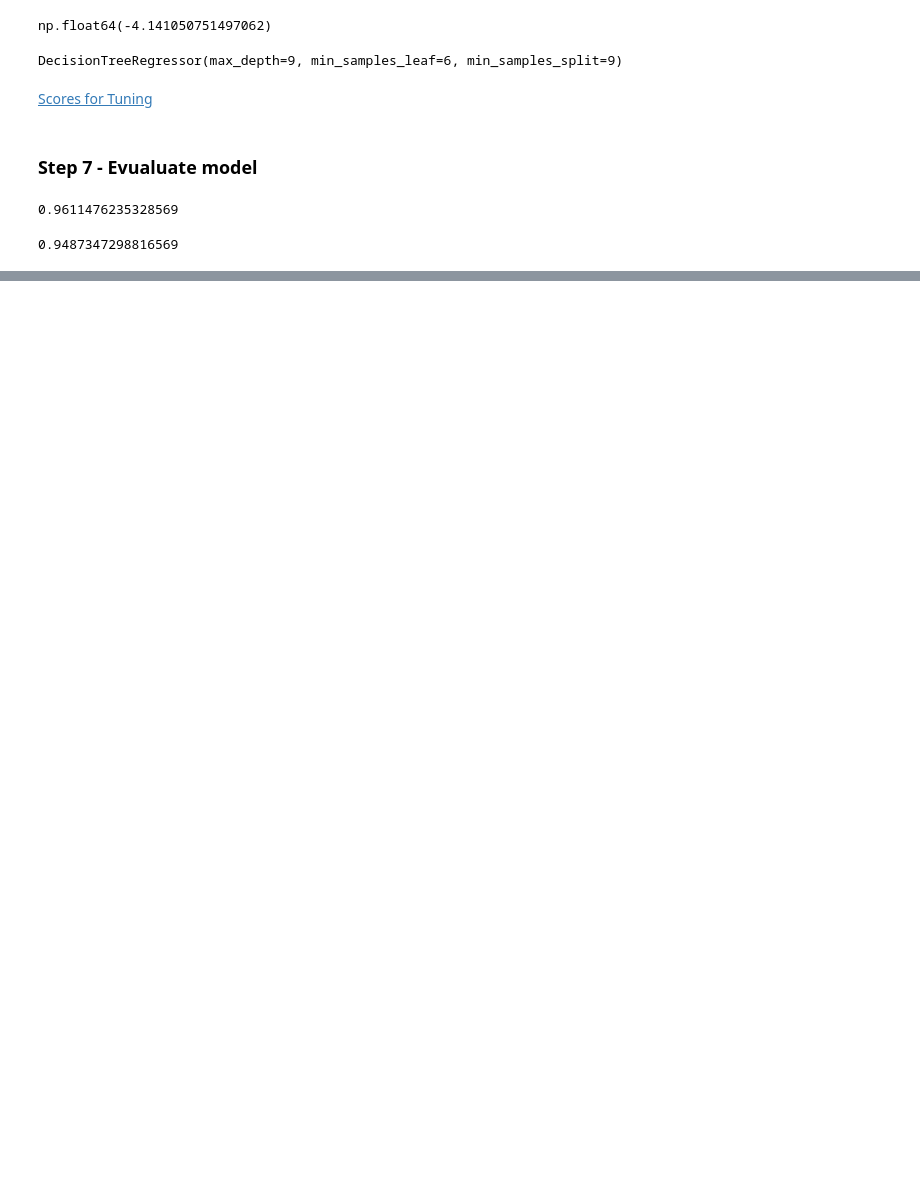
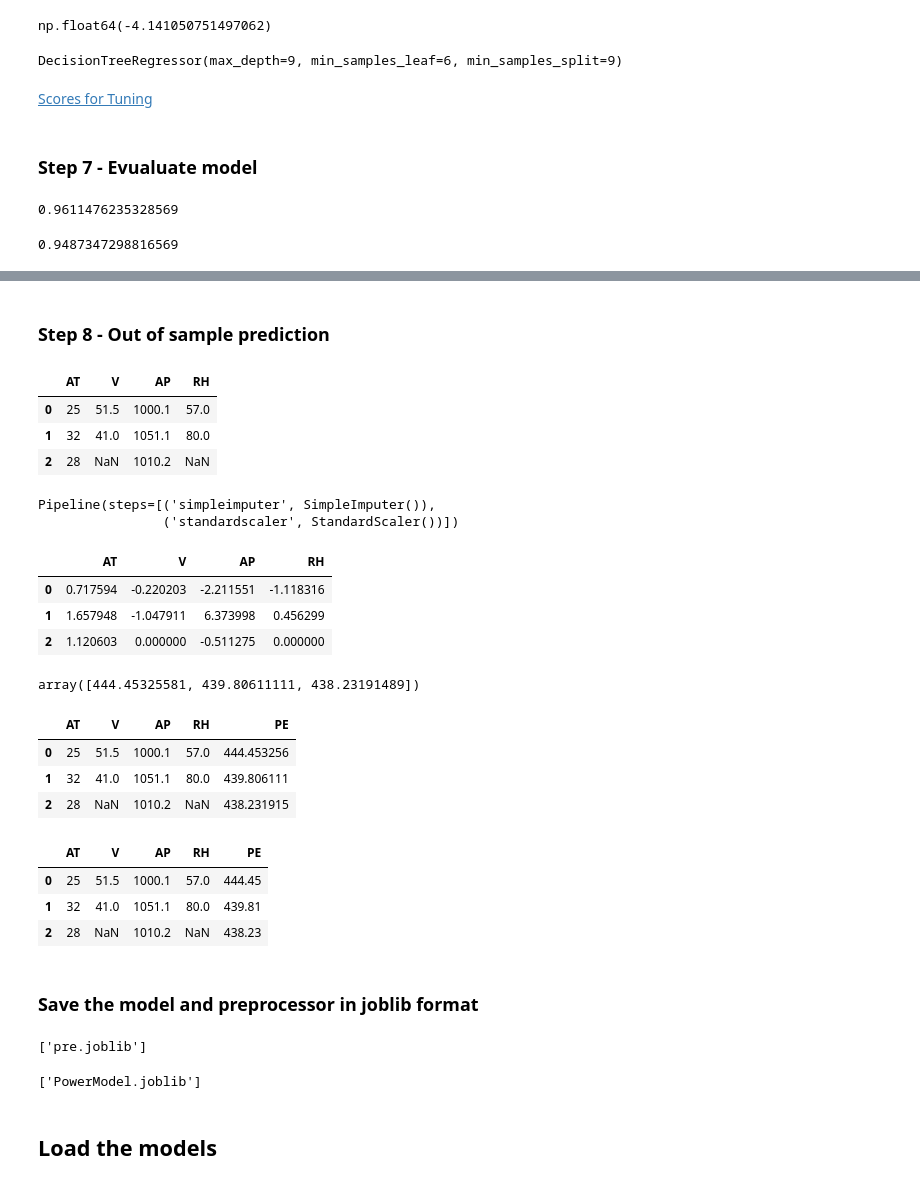
Before and after one commit to utkarshg1/Wakad-ML-Weekend-9-11-am, a Jupyter notebook: 10 Decision Tree Regression/DTR.ipynb, the cells around one changed output, grey strips where cells are left out. Saved outputs shown, nothing was run; the diff lists cells and outputs as text; code cells hidden in the pictures; blank space fills up the shorter version.

```diff
--- a/10 Decision Tree Regression/DTR.ipynb
+++ b/10 Decision Tree Regression/DTR.ipynb
@@ -255,0 +357,37 @@ best_dtr.score(xtest, ytest)
+# %% [markdown]
+### Step 8 - Out of sample prediction
+# %%
+xnew = pd.read_csv("PowerPlantTest.csv")
+xnew
+# %% [output]
+|  | AT | V | AP | RH |
+| 0 | 25 | 51.5 | 1000.1 | 57.0 |
+| 1 | 32 | 41.0 | 1051.1 | 80.0 |
+| 2 | 28 | NaN | 1010.2 | NaN |
+# %%
+num_pipe
+# %% [output]
+Pipeline(steps=[('simpleimputer', SimpleImputer()),
+                ('standardscaler', StandardScaler())])
+# %%
+xnew_pre =  num_pipe.transform(xnew)
+xnew_pre
+# %% [output]
+|  | AT | V | AP | RH |
+| 0 | 0.717594 | -0.220203 | -2.211551 | -1.118316 |
+| 1 | 1.657948 | -1.047911 | 6.373998 | 0.456299 |
+| 2 | 1.120603 | 0.000000 | -0.511275 | 0.000000 |
+# %%
+preds = best_dtr.predict(xnew_pre)
+# %%
+preds
+# %% [output]
+array([444.45325581, 439.80611111, 438.23191489])
+# %%
+xnew["PE"] = preds
+xnew
+# %% [output]
+|  | AT | V | AP | RH | PE |
+| 0 | 25 | 51.5 | 1000.1 | 57.0 | 444.453256 |
+| 1 | 32 | 41.0 | 1051.1 | 80.0 | 439.806111 |
+| 2 | 28 | NaN | 1010.2 | NaN | 438.231915 |
@@ -255,0 +396,7 @@ best_dtr.score(xtest, ytest)
+# %%
+xnew
+# %% [output]
+|  | AT | V | AP | RH | PE |
+| 0 | 25 | 51.5 | 1000.1 | 57.0 | 444.45 |
+| 1 | 32 | 41.0 | 1051.1 | 80.0 | 439.81 |
+| 2 | 28 | NaN | 1010.2 | NaN | 438.23 |
@@ -255,0 +405,14 @@ best_dtr.score(xtest, ytest)
+# %% [markdown]
+### Save the model and preprocessor in joblib format
+# %%
+import joblib
+
+joblib.dump(num_pipe, "pre.joblib")
+# %% [output]
+['pre.joblib']
+# %%
+joblib.dump(best_dtr, "PowerModel.joblib")
+# %% [output]
+['PowerModel.joblib']
+# %% [markdown]
+## Load the models
```
Also changed, not shown: parts of 21 cells of this notebook, 4 other files.
